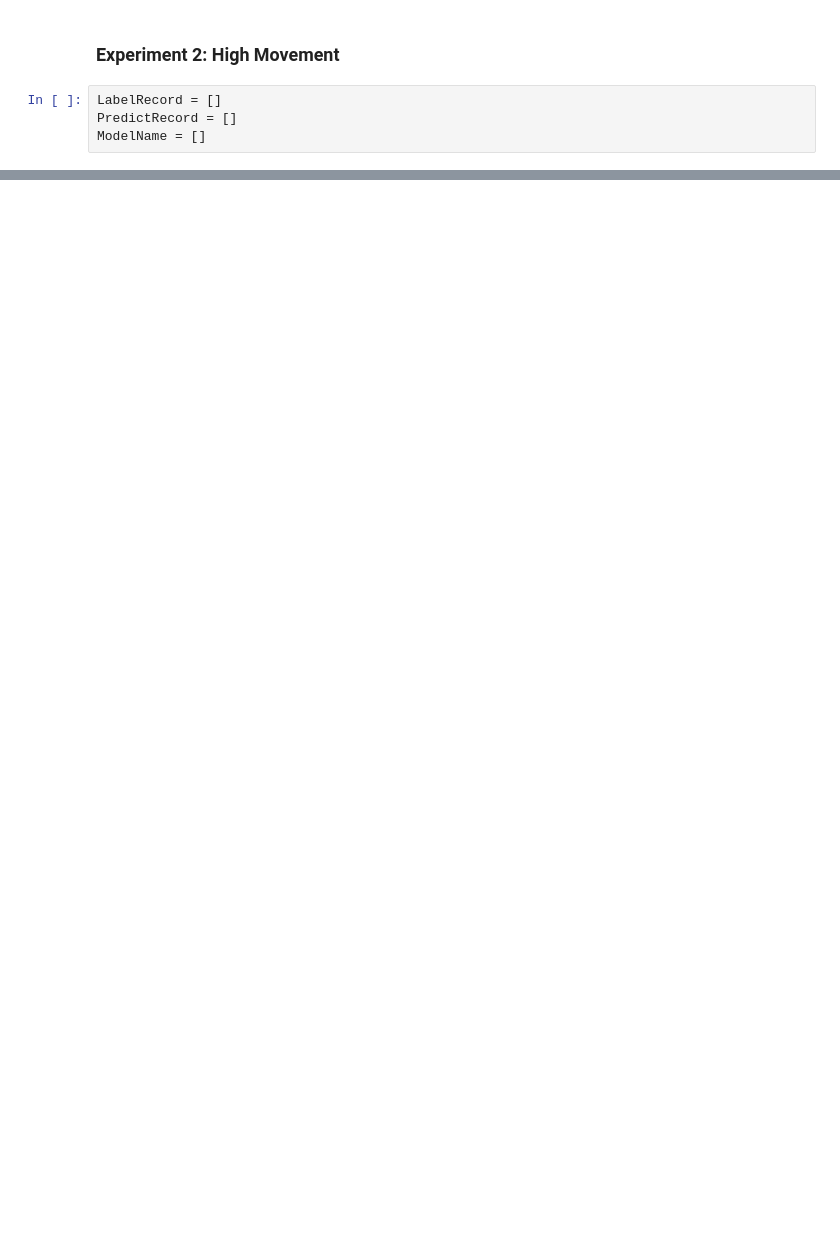
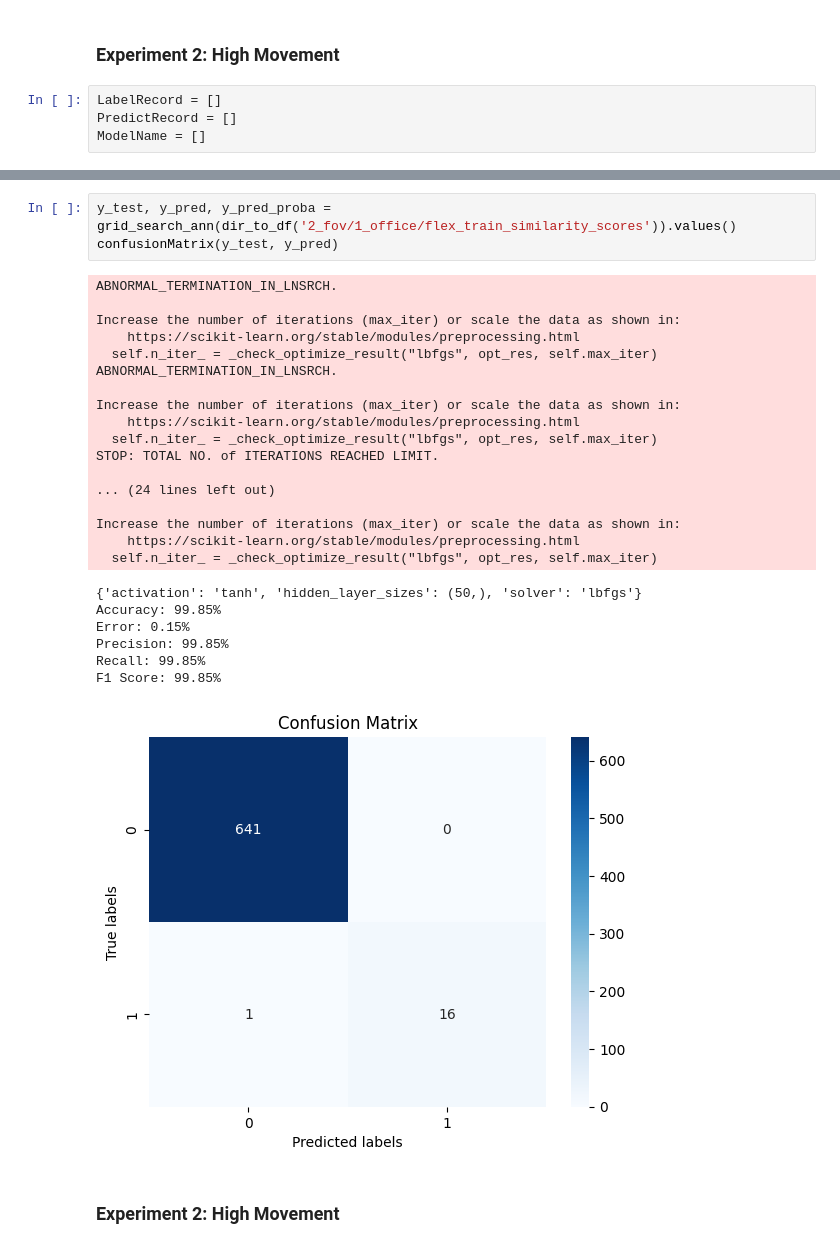
Before and after one commit to jeffmur/fhe-video-similarity, a Jupyter notebook: results/Supervised_Learning.ipynb, the cells around one changed output, grey strips where cells are left out. Cells and saved outputs as stored; diff of their text form; blank space fills up the shorter version.

```diff
--- a/results/Supervised_Learning.ipynb
+++ b/results/Supervised_Learning.ipynb
@@ -222,0 +222,30 @@ F1 Score: 97.36%
+# %%
+y_test, y_pred, y_pred_proba = grid_search_ann(dir_to_df('2_fov/1_office/flex_train_similarity_scores')).values()
+confusionMatrix(y_test, y_pred)
+# %% [output]
+ABNORMAL_TERMINATION_IN_LNSRCH.
+
+Increase the number of iterations (max_iter) or scale the data as shown in:
+    https://scikit-learn.org/stable/modules/preprocessing.html
+  self.n_iter_ = _check_optimize_result("lbfgs", opt_res, self.max_iter)
+ABNORMAL_TERMINATION_IN_LNSRCH.
+
+Increase the number of iterations (max_iter) or scale the data as shown in:
+    https://scikit-learn.org/stable/modules/preprocessing.html
+  self.n_iter_ = _check_optimize_result("lbfgs", opt_res, self.max_iter)
+STOP: TOTAL NO. of ITERATIONS REACHED LIMIT.
+
+... (24 lines left out)
+
+Increase the number of iterations (max_iter) or scale the data as shown in:
+    https://scikit-learn.org/stable/modules/preprocessing.html
+  self.n_iter_ = _check_optimize_result("lbfgs", opt_res, self.max_iter)
+{'activation': 'tanh', 'hidden_layer_sizes': (50,), 'solver': 'lbfgs'}
+Accuracy: 99.85%
+Error: 0.15%
+Precision: 99.85%
+Recall: 99.85%
+F1 Score: 99.85%
+[figure, added]
+# %% [markdown]
+### Experiment 2: High Movement
```
Also changed, not shown: parts of 30 cells of this notebook, 39 other files.
